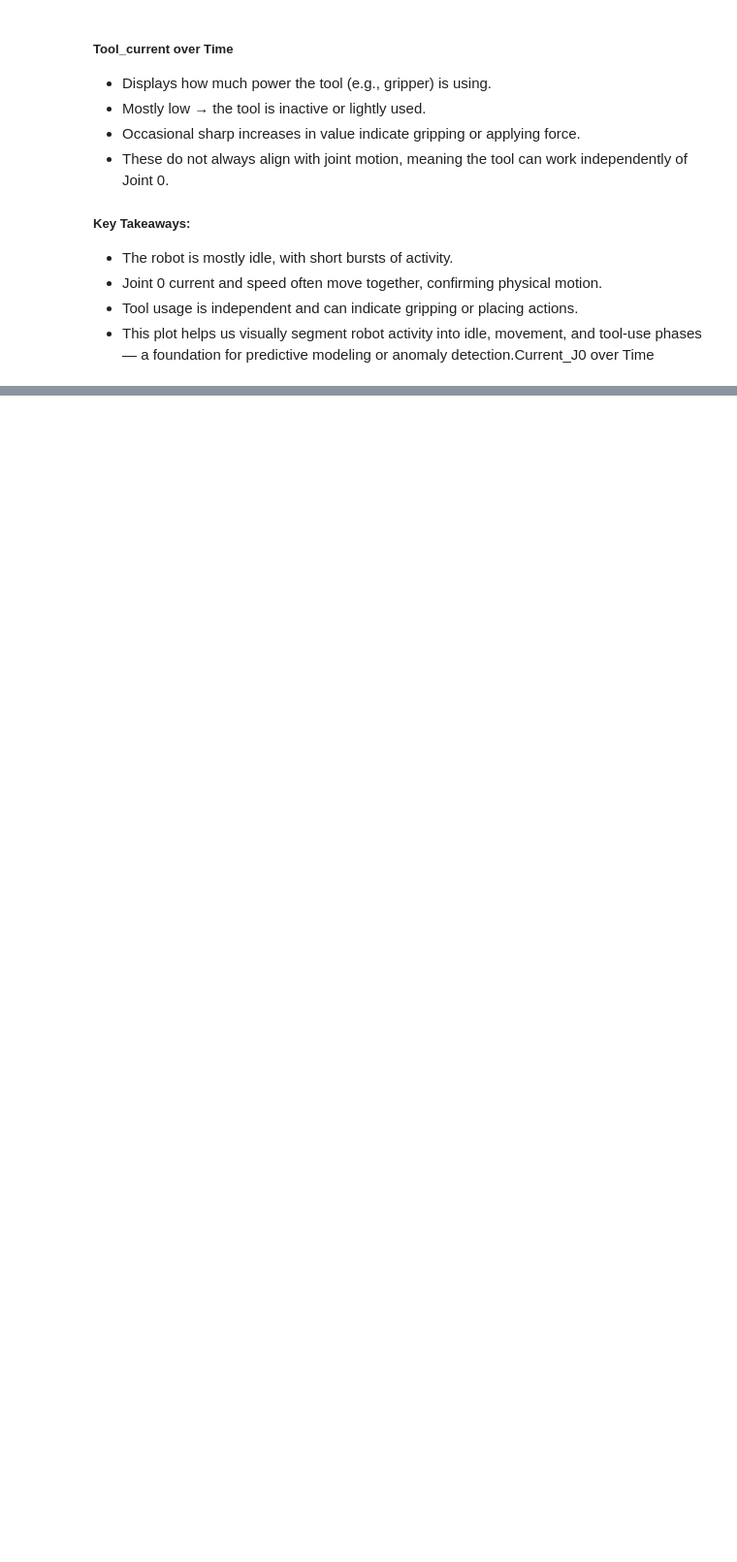
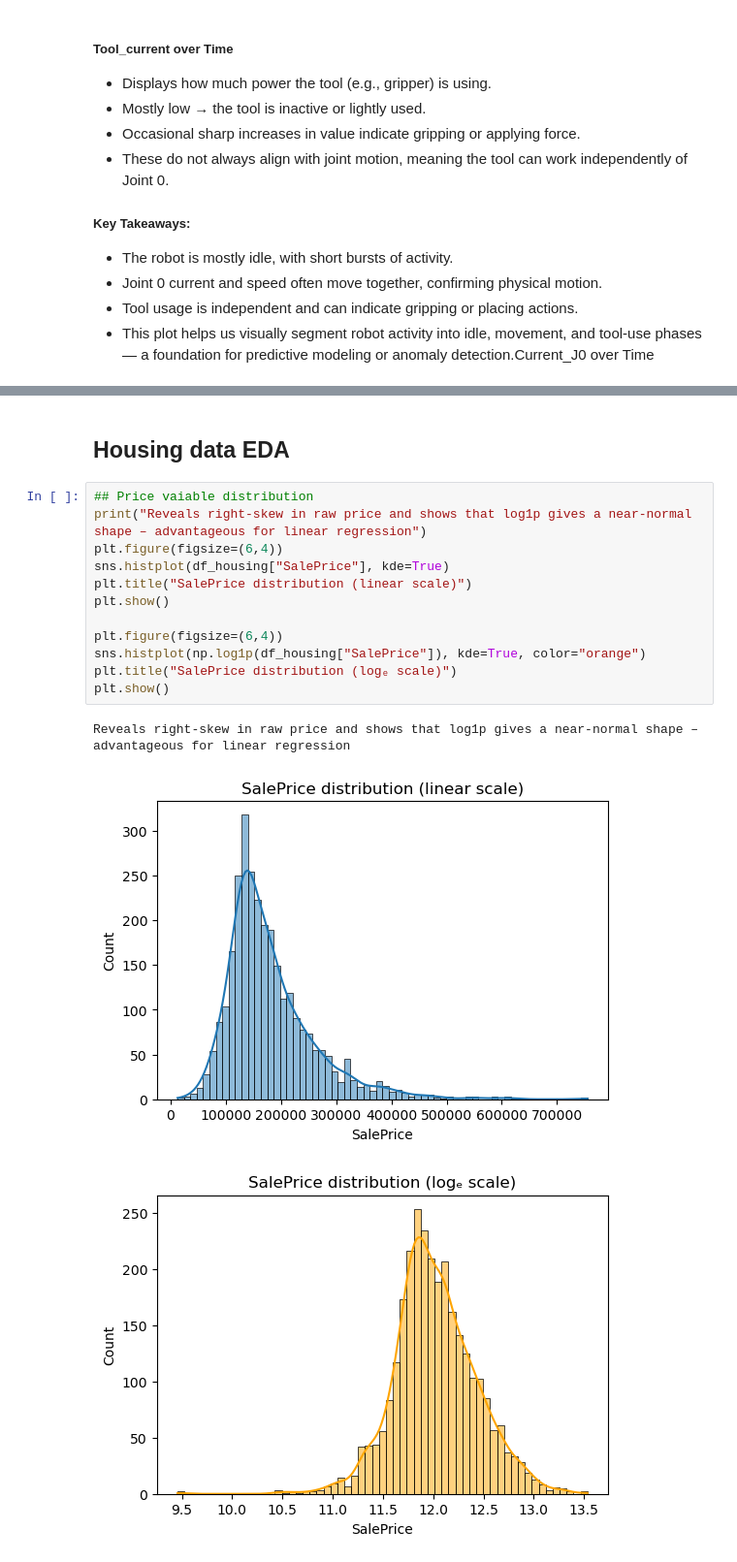
Before and after one commit to WonMuhea/Advanced-big-data-UC-course-labs, a Jupyter notebook: Residence/Data-cleaning/day-1-data-cleaning.ipynb, the cells around one changed output, grey strips where cells are left out. Shown at 97% size. Cells and saved outputs as stored; diff of their text form; blank space fills up the shorter version.

```diff
--- a/Residence/Data-cleaning/day-1-data-cleaning.ipynb
+++ b/Residence/Data-cleaning/day-1-data-cleaning.ipynb
@@ -271,0 +462,18 @@ plt.show()
+# %% [markdown]
+## Housing data EDA
+# %%
+## Price vaiable distribution
+print("Reveals right-skew in raw price and shows that log1p gives a near-normal shape – advantageous for linear regression")
+plt.figure(figsize=(6,4))
+sns.histplot(df_housing["SalePrice"], kde=True)
+plt.title("SalePrice distribution (linear scale)")
+plt.show()
+
+plt.figure(figsize=(6,4))
+sns.histplot(np.log1p(df_housing["SalePrice"]), kde=True, color="orange")
+plt.title("SalePrice distribution (logₑ scale)")
+plt.show()
+# %% [output]
+Reveals right-skew in raw price and shows that log1p gives a near-normal shape – advantageous for linear regression
+[figure, added]
+[figure, added]
```
Also changed, not shown: parts of 18 cells of this notebook, 6 other files.
